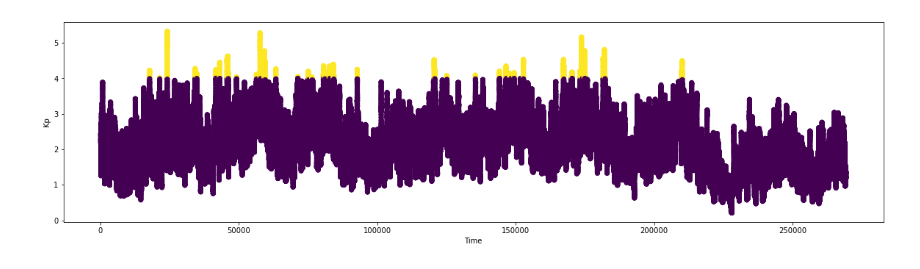
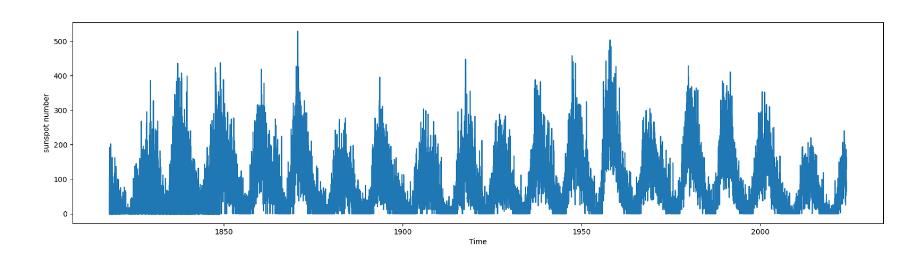
Before and after one commit to Jack-brewster/arctic-forecasting, a Jupyter notebook: analysis.ipynb, the cells around one changed output. Drawn from its saved outputs; the diff is of its cells as text; code cells hidden in the pictures.

```diff
--- a/analysis.ipynb
+++ b/analysis.ipynb
@@ -3,4 +4,8 @@ import pandas as pd
 # %%
+#Kp and ap data from 1932
 data = pd.read_csv('kp_ap_since_1932.txt', skiprows=29, sep='\s+', header=0, index_col=False)
-sndata = pd.read_csv('SN_d_tot_V2.0.txt', error_bad_lines=False, skiprows=1, sep='\s+', header=None, index_col=False)
+
+#Sunspot data from 1818
+sndata = pd.read_csv('SN_d_tot_V2.0.txt', error_bad_lines=False, sep='\s+', header=0, index_col=False, usecols=['YYYY', 'M', 'DD', 'D,FYR', 'SS#', 'SDEV', '#OBS'])
+#sndata.columns = ['year', 'month', 'day', 'dec_year', 'sn_value', 'sn_error', 'obs_num']
 # %% [output]
@@ -85,2 +12,0 @@ print(classification_report(y_test, preds))
-# %%
-sndata.columns = ['year', 'month', 'day', 'dec_year', 'sn_value', 'sn_error', 'obs_num']
@@ -100,12 +108,9 @@ sndata.shape, data.shape
 # %%
 from matplotlib import pyplot as plt
 plt.figure(figsize=(20, 5))
 
-avgs = data['Kp'].rolling(100).mean()
-# plt.plot(data.index, data['Kp'].rolling(100).mean());
-# plt.scatter(data.index, data['Kp'].rolling(100).mean(), c=data['Kp']>6);
-plt.scatter(avgs.index, avgs, c=avgs>4);
-plt.ylabel('Kp');
+plt.plot(sndata['D,FYR'], sndata['SS#']);
+plt.ylabel('sunspot number');
 plt.xlabel('Time');
 # %% [output]
-[figure, old version]
+[figure, new version]
```
Also changed, not shown: parts of 23 cells of this notebook.
